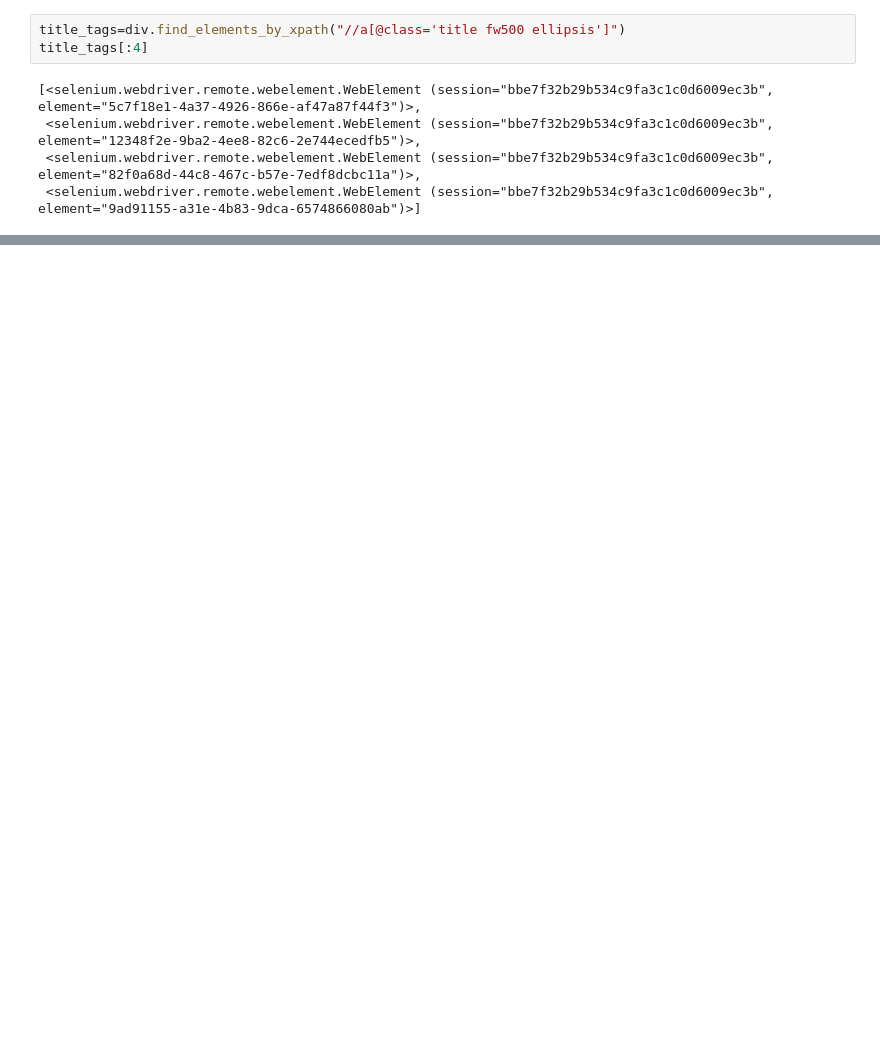
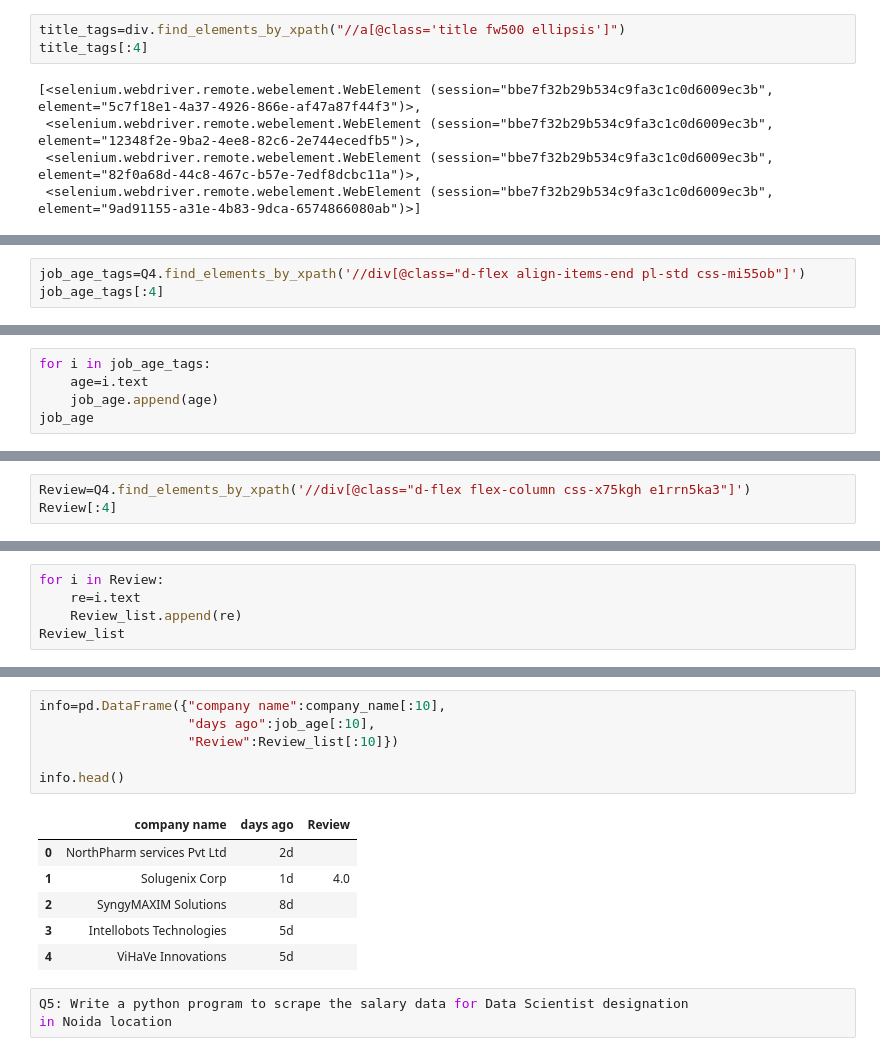
Before and after one commit to vara1994/projects, a Jupyter notebook: Assignment2.ipynb, the cells around one changed output, grey strips where cells are left out. Saved outputs shown, nothing was run; the diff lists cells and outputs as text; blank space fills up the shorter version.

```diff
--- a/Assignment2.ipynb
+++ b/Assignment2.ipynb
@@ -327,0 +501,3 @@ title_tags[:4]
+# %%
+job_age_tags=Q4.find_elements_by_xpath('//div[@class="d-flex align-items-end pl-std css-mi55ob"]')
+job_age_tags[:4]
@@ -327,0 +509,5 @@ title_tags[:4]
+# %%
+for i in job_age_tags:
+    age=i.text
+    job_age.append(age)
+job_age
@@ -327,0 +532,3 @@ title_tags[:4]
+# %%
+Review=Q4.find_elements_by_xpath('//div[@class="d-flex flex-column css-x75kgh e1rrn5ka3"]')
+Review[:4]
@@ -327,0 +540,5 @@ title_tags[:4]
+# %%
+for i in Review:
+    re=i.text
+    Review_list.append(re)
+Review_list
@@ -327,0 +563,16 @@ title_tags[:4]
+# %%
+info=pd.DataFrame({"company name":company_name[:10],
+                   "days ago":job_age[:10],
+                   "Review":Review_list[:10]})
+
+info.head()
+# %% [output]
+|  | company name | days ago | Review |
+| 0 | NorthPharm services Pvt Ltd | 2d |  |
+| 1 | Solugenix Corp | 1d | 4.0 |
+| 2 | SyngyMAXIM Solutions | 8d |  |
+| 3 | Intellobots Technologies | 5d |  |
+| 4 | ViHaVe Innovations | 5d |  |
+# %%
+Q5: Write a python program to scrape the salary data for Data Scientist designation
+in Noida location
```
Also changed, not shown: parts of 27 cells of this notebook.
